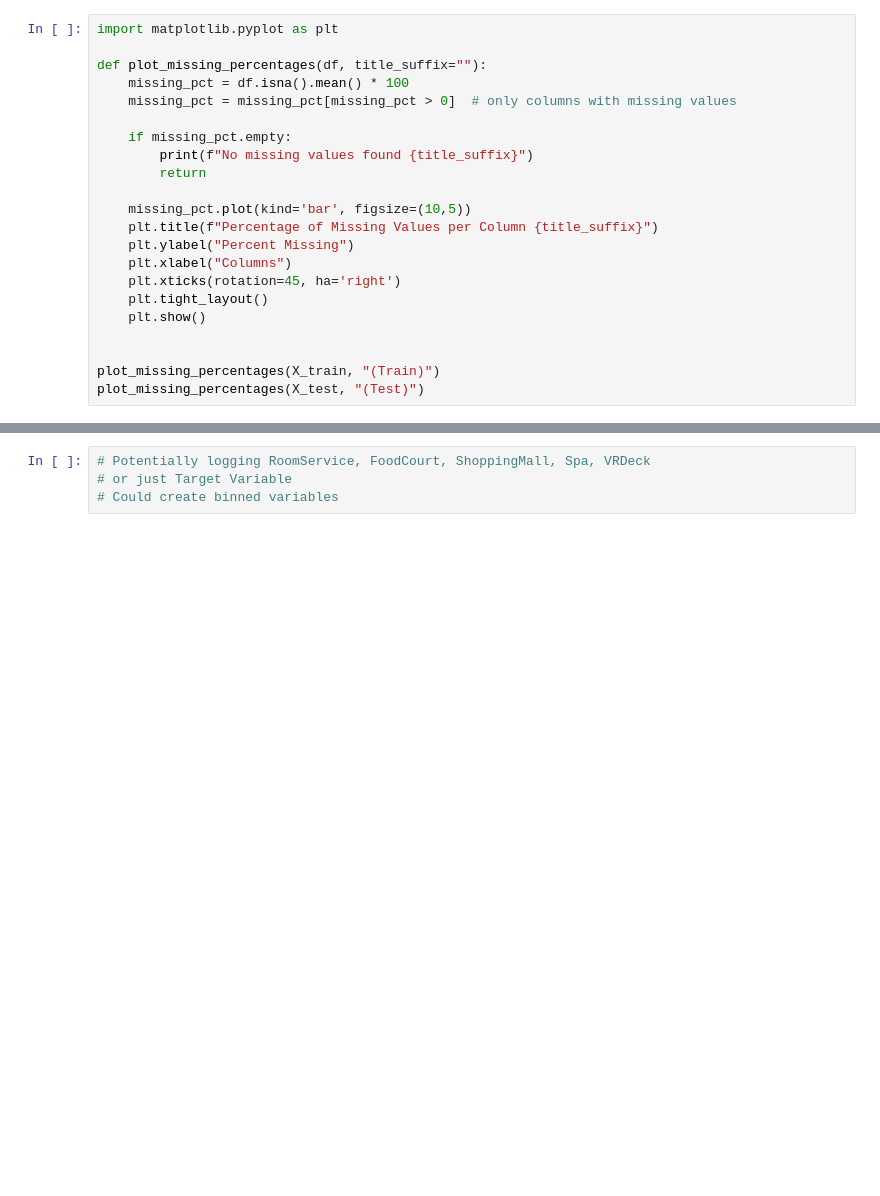
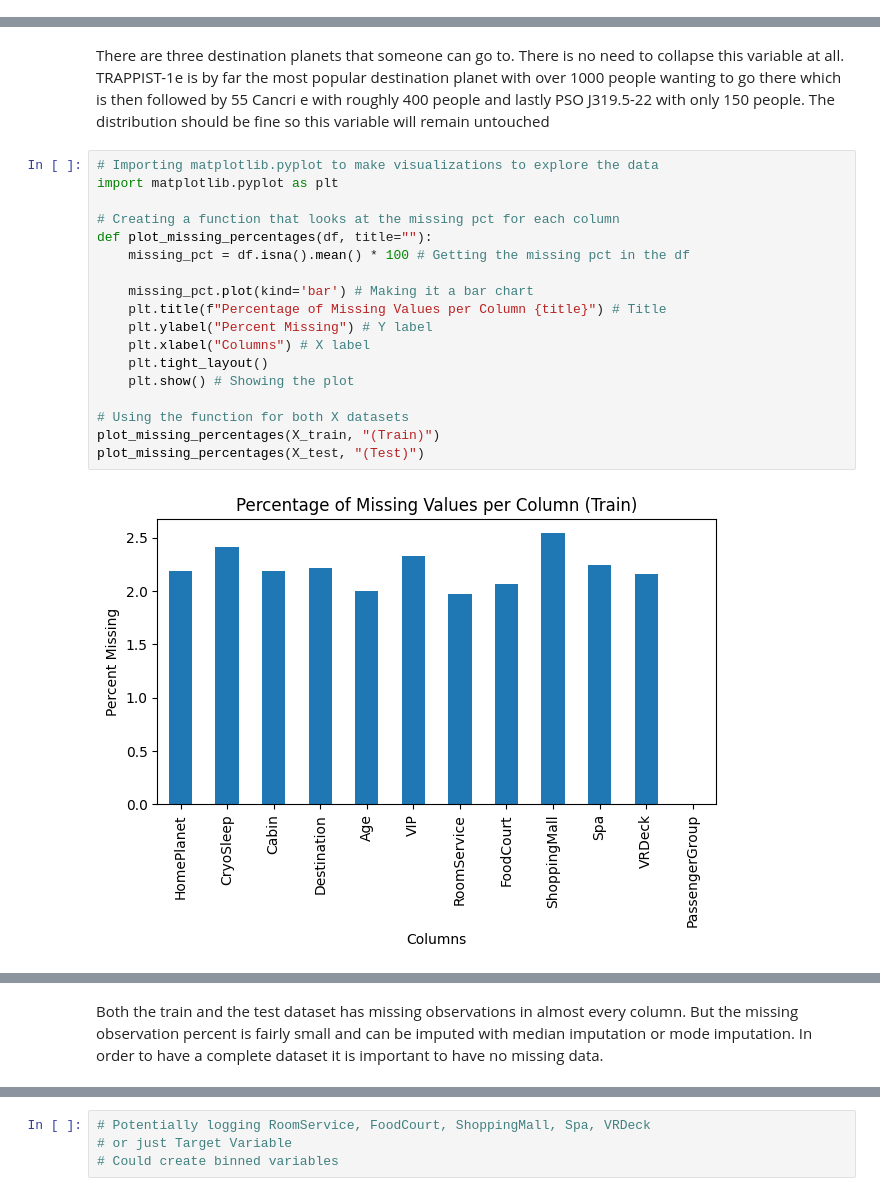
Before and after one commit to ryaltic/Spaceship-Titanic, a Jupyter notebook: Spaceship_Titanic.ipynb, the cells around one changed output, grey strips where cells are left out. Drawn from its saved outputs; the diff is of its cells as text; blank space fills up the shorter version.

```diff
--- a/Spaceship_Titanic.ipynb
+++ b/Spaceship_Titanic.ipynb
@@ -173,22 +2,0 @@ X_test[cat_cols] = cat_imputer.transform(X_test[cat_cols])
-# %%
-import matplotlib.pyplot as plt
-
-def plot_missing_percentages(df, title_suffix=""):
-    missing_pct = df.isna().mean() * 100
-    missing_pct = missing_pct[missing_pct > 0]  # only columns with missing values
-
-    if missing_pct.empty:
-        print(f"No missing values found {title_suffix}")
-        return
-
-    missing_pct.plot(kind='bar', figsize=(10,5))
-    plt.title(f"Percentage of Missing Values per Column {title_suffix}")
-    plt.ylabel("Percent Missing")
-    plt.xlabel("Columns")
-    plt.xticks(rotation=45, ha='right')
-    plt.tight_layout()
-    plt.show()
-
-
-plot_missing_percentages(X_train, "(Train)")
-plot_missing_percentages(X_test, "(Test)")
@@ -270,0 +197,22 @@ plot_numeric_distributions(X_test, title="Test Set Numeric Features")
+# %% [markdown]
+There are three destination planets that someone can go to. There is no need to collapse this variable at all. TRAPPIST-1e is by far the most popular destination planet with over 1000 people wanting to go there which is then followed by 55 Cancri e with roughly 400 people and lastly PSO J319.5-22 with only 150 people. The distribution should be fine so this variable will remain untouched
+# %%
+# Importing matplotlib.pyplot to make visualizations to explore the data
+import matplotlib.pyplot as plt
+
+# Creating a function that looks at the missing pct for each column
+def plot_missing_percentages(df, title=""):
+    missing_pct = df.isna().mean() * 100 # Getting the missing pct in the df
+
+    missing_pct.plot(kind='bar') # Making it a bar chart
+    plt.title(f"Percentage of Missing Values per Column {title}") # Title
+    plt.ylabel("Percent Missing") # Y label
+    plt.xlabel("Columns") # X label
+    plt.tight_layout()
+    plt.show() # Showing the plot
+
+# Using the function for both X datasets
+plot_missing_percentages(X_train, "(Train)")
+plot_missing_percentages(X_test, "(Test)")
+# %% [output]
+[figure, added]
@@ -270,0 +220,2 @@ plot_numeric_distributions(X_test, title="Test Set Numeric Features")
+# %% [markdown]
+Both the train and the test dataset has missing observations in almost every column. But the missing observation percent is fairly small and can be imputed with median imputation or mode imputation. In order to have a complete dataset it is important to have no missing data.
```
Also changed, not shown: parts of 68 cells of this notebook.
